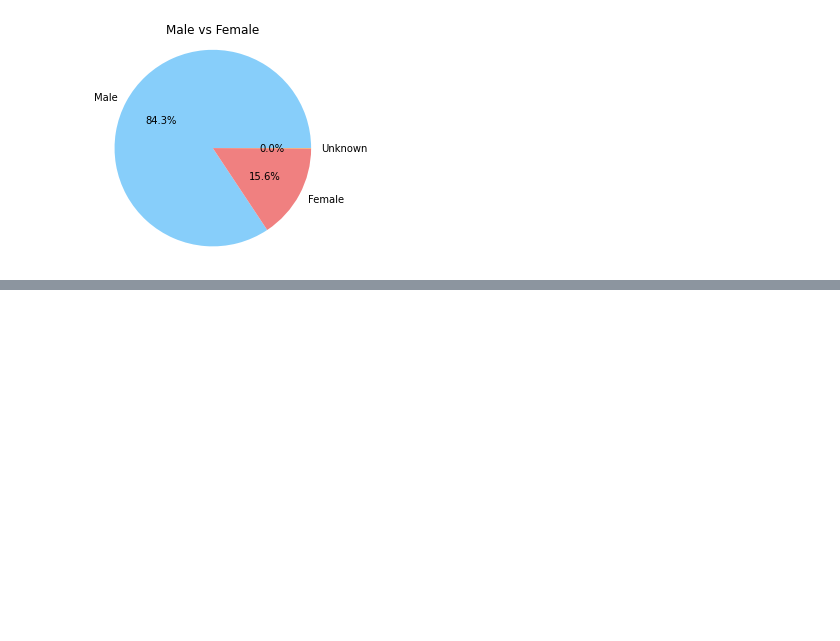
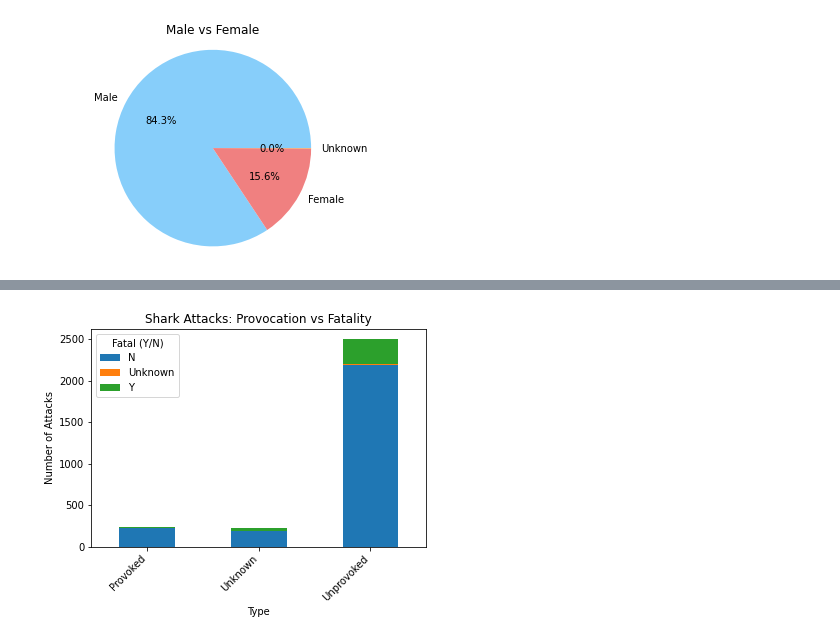
Before and after one commit to staceyj118/Shark-Attacks, a Jupyter notebook: Victims.ipynb, the cells around one changed output, grey strips where cells are left out. Cells and saved outputs as stored; diff of their text form; code cells hidden in the pictures; blank space fills up the shorter version.

```diff
--- a/Victims.ipynb
+++ b/Victims.ipynb
@@ -338,13 +341,9 @@ KeyError: 'Sex '
 # stacked bar graph: Injury vs provoked/Not provoked
 injury_stack = victim_df[['Type', 'Fatal (Y/N)']].copy()
 injury_stack_df=pd.DataFrame(injury_stack.value_counts().reset_index())
-injury_stack_df.rename(columns={injury_stack_df.columns[2]:"Count"})
+injury_stack_df.rename(columns={injury_stack_df.columns[2]:"Count"}, inplace=True)
 
-counts=injury_stack_df.value_counts()
+#counts=injury_stack_df.value_counts()
 
-injury_stack_df=counts.to_frame()
-injury_stack_df = injury_stack_df['0'>2]
-injury_stack_df = injury_stack_df.pivot(index='Type', columns='Fatal (Y/N)', values='0')
-injury_stack_df.plot.bar(stacked=True)
 injury_stack_df
 # %% [output]
@@ -351,0 +359,10 @@ TypeError: '>' not supported between instances of 'str' and 'int'
+# %%
+#injury_stack_df=counts.to_frame().reset_index()
+injury_stack_df = injury_stack_df.pivot(index='Type', columns='Fatal (Y/N)', values='Count')
+injury_stack_df.plot.bar(stacked=True)
+plt.title("Shark Attacks: Provocation vs Fatality")
+plt.ylabel("Number of Attacks")
+plt.xticks(rotation = 45, ha="right")
+plt.savefig('Fatality_vs_Provoked.png',bbox_inches='tight')
+# %% [output]
+[figure, added]
```
Also changed, not shown: parts of 5 cells of this notebook, 5 other files.
